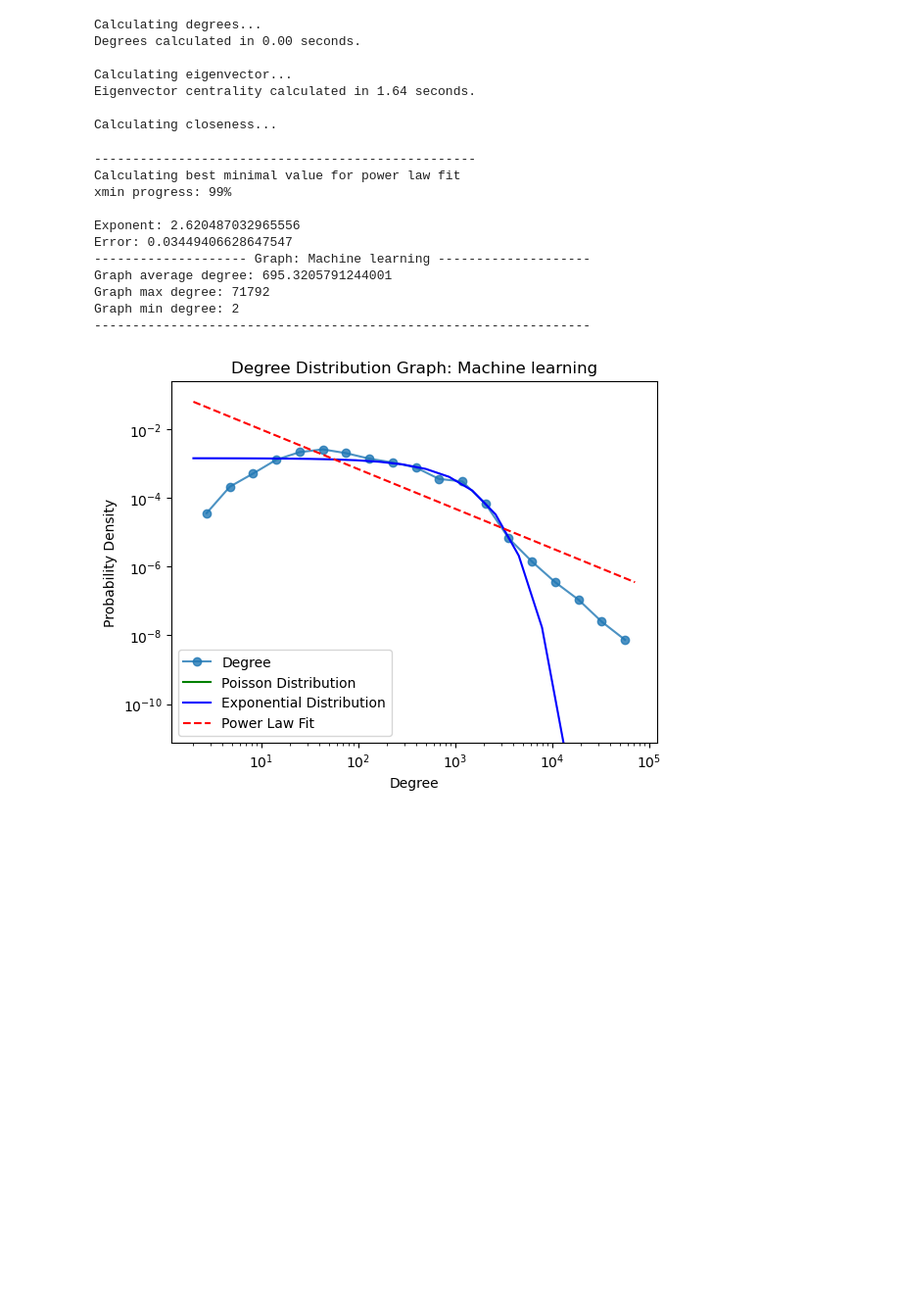
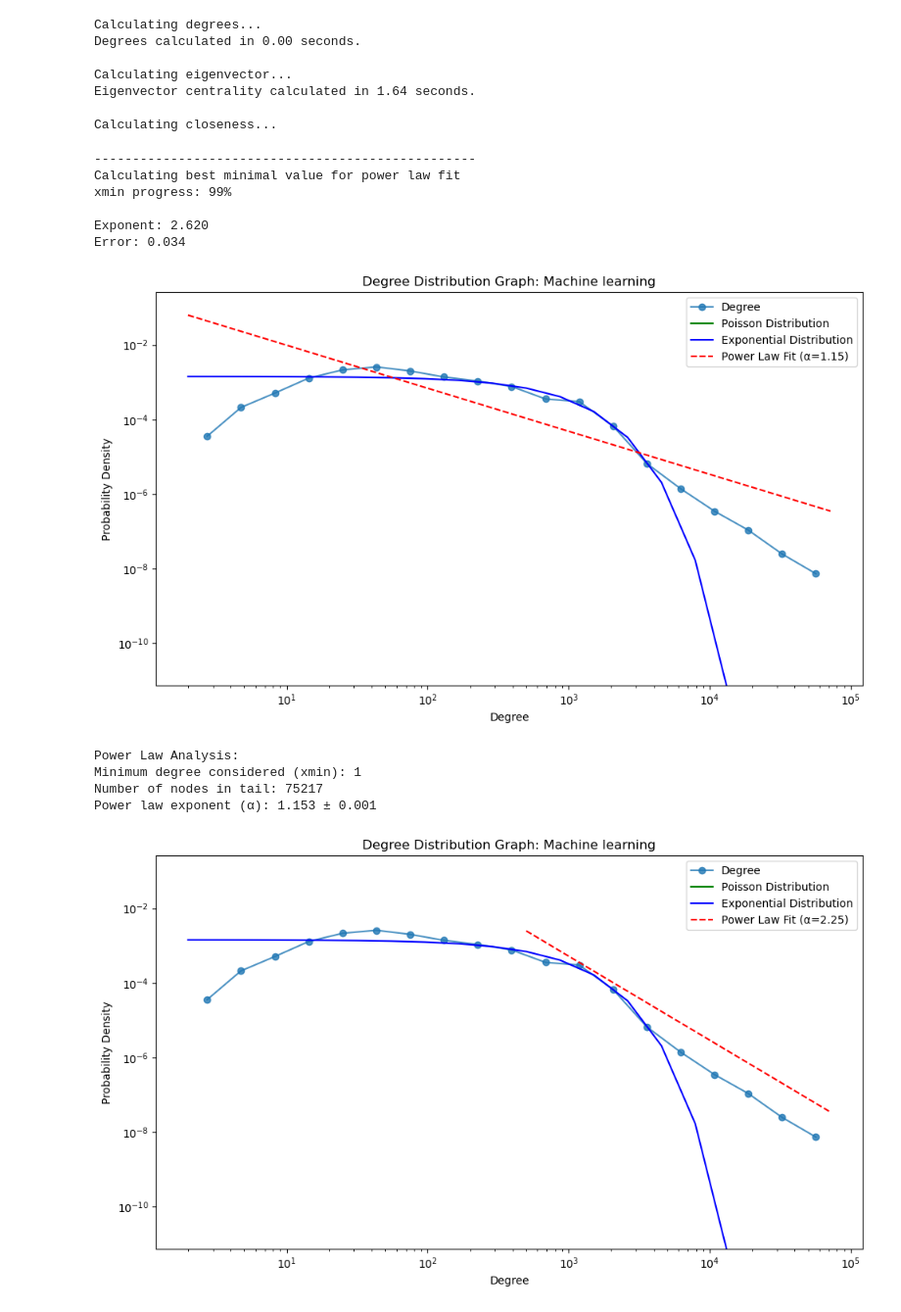
Before and after one commit to dariokueffer/Project-Network-Science-HS24, a Jupyter notebook: analysis-Machine_learning.ipynb, the cells around one changed output. Shown at 98% size. Drawn from its saved outputs; the diff is of its cells as text; code cells hidden in the pictures; blank space fills up the shorter version.

Commit message:
scale free

```diff
--- a/analysis-Machine_learning.ipynb
+++ b/analysis-Machine_learning.ipynb
@@ -56,17 +387,19 @@ Calculating closeness...
 # %%
 scale_free_analyzer = ScaleFreeAnalyzer(G)
-scale_free_analyzer.calculate_power_law_degree_distributio()
-scale_free_analyzer.plot_degree_distribution(G, 'Machine learning')
+scale_free_analyzer.calculate_power_law_degree_distribution()
+scale_free_analyzer.plot_degree_distribution('Machine learning')
+scale_free_analyzer.set_filter(5*10**2)
+scale_free_analyzer.plot_degree_distribution('Machine learning')
 # %% [output]
 --------------------------------------------------
 Calculating best minimal value for power law fit
 xmin progress: 99%
 
-Exponent: 2.620487032965556
-Error: 0.03449406628647547
--------------------- Graph: Machine learning --------------------
-Graph average degree: 695.3205791244001
-Graph max degree: 71792
-Graph min degree: 2
------------------------------------------------------------------
+Exponent: 2.620
+Error: 0.034
-[figure, old version]
+[figure, new version]
+Power Law Analysis:
+Minimum degree considered (xmin): 1
+Number of nodes in tail: 75217
+Power law exponent (α): 1.153 ± 0.001
+[figure, added]
```
Also changed, not shown: parts of 4 cells of this notebook, 2 other files.
